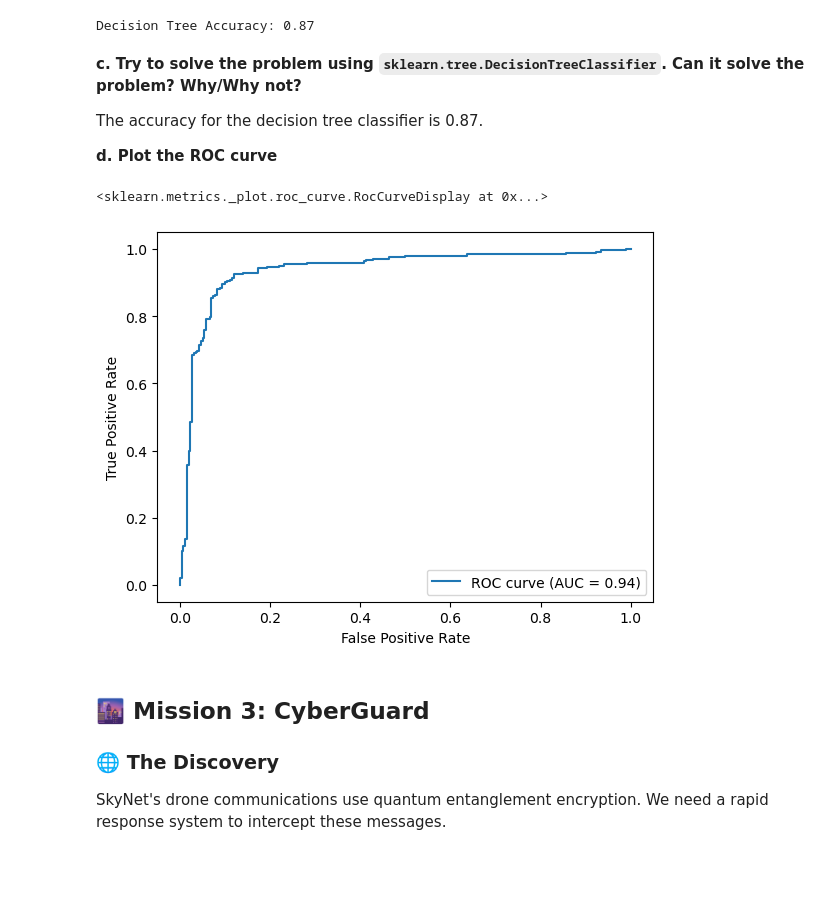
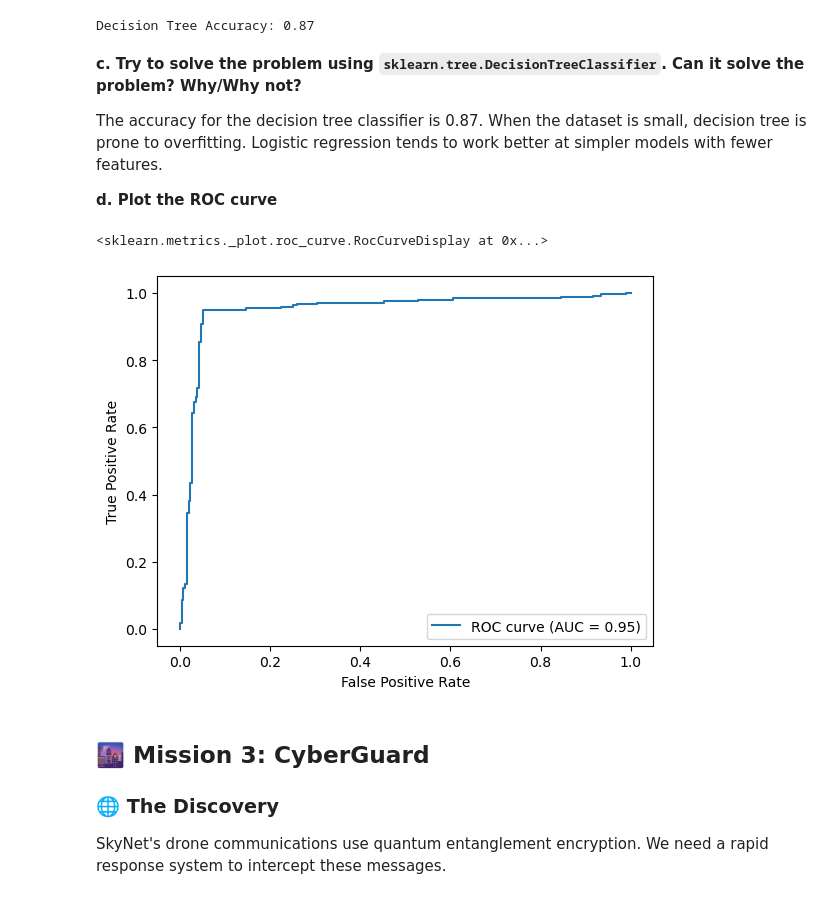
Before and after one commit to eliasborge/introML-ntnu-2024, a Jupyter notebook: Assignment1/Chapter_1.ipynb, the cells around one changed output. Drawn from its saved outputs; the diff is of its cells as text; code cells hidden in the pictures; blank space fills up the shorter version.

```diff
--- a/Assignment1/Chapter_1.ipynb
+++ b/Assignment1/Chapter_1.ipynb
@@ -258,25 +258,25 @@ Decision Tree Accuracy: 0.87
 # %% [markdown]
 **c. Try to solve the problem using `sklearn.tree.DecisionTreeClassifier`. Can it solve the problem? Why/Why not?**
 
-The accuracy for the decision tree classifier is 0.87.
+The accuracy for the decision tree classifier is 0.87. When the dataset is small, decision tree is prone to overfitting. Logistic regression tends to work better at simpler models with fewer features.
 
 **d. Plot the ROC curve**
 # %%
 from sklearn import metrics
 import matplotlib.pyplot as plt
 #sources == forelesningsnotater
 
-prob_predictions = lr.predict_proba(test[['x0', 'x1', 'x0_x1']].values)
+prob_predictions = lr.predict_proba(test[['x0_x1']].values)
 
 fpr, tpr, thresholds = metrics.roc_curve(test[['y']].values, prob_predictions, pos_label=1)
 auc = metrics.roc_auc_score(test[['y']].values, prob_predictions)
 
 
 display = metrics.RocCurveDisplay(fpr=fpr, tpr=tpr, roc_auc=auc, estimator_name='ROC curve')
 display.plot()
 # %% [output]
 <sklearn.metrics._plot.roc_curve.RocCurveDisplay at 0x...>
-[figure, old version]
+[figure, new version]
 # %% [markdown]
 
 ## 🌆 Mission 3: CyberGuard
```
Also changed, not shown: parts of 1 cell of this notebook.
